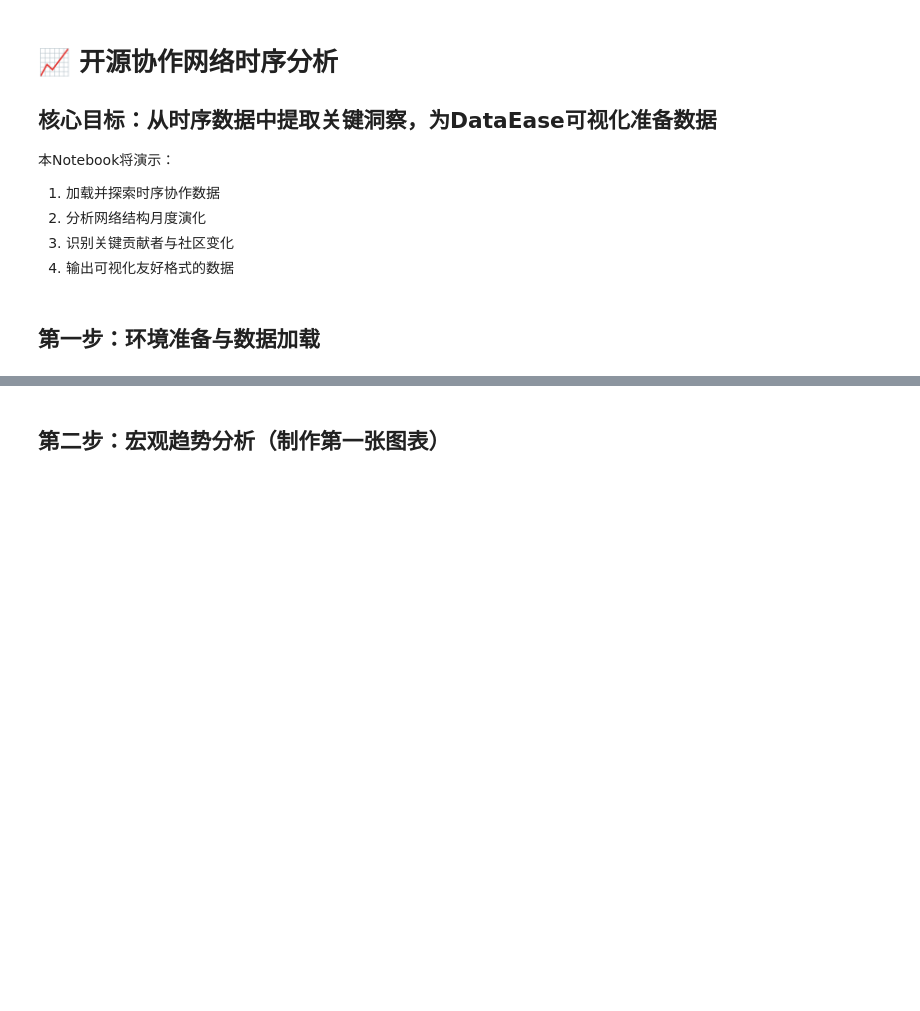
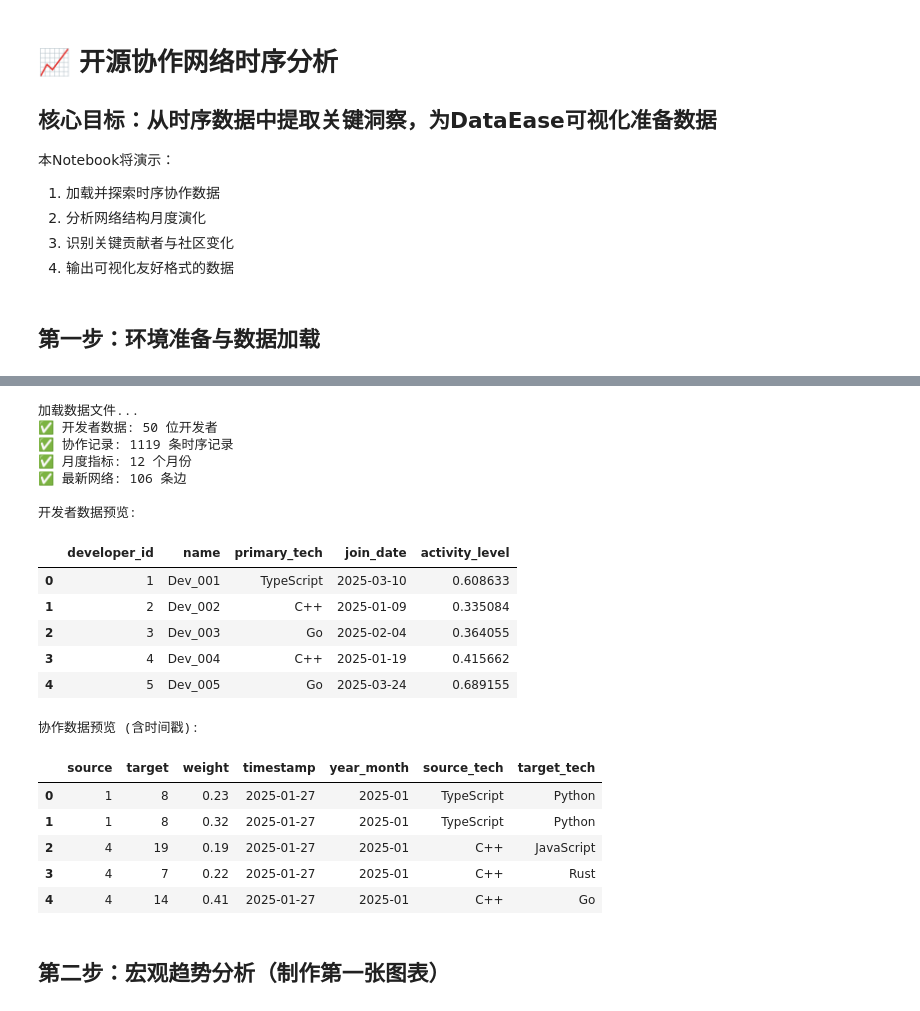
Before and after one commit to perrrseus/OpenSaga, a Jupyter notebook: examples/temporal_analysis.ipynb, the cells around one changed output, grey strips where cells are left out. Saved outputs shown, nothing was run; the diff lists cells and outputs as text; code cells hidden in the pictures; blank space fills up the shorter version.

```diff
--- a/examples/temporal_analysis.ipynb
+++ b/examples/temporal_analysis.ipynb
@@ -30,24 +38,43 @@ print("✅ 环境准备完成")
 # %%
-# 加载已经生成的数据
 print("加载数据文件...")
 
-developers_df = pd.read_csv('../data/developers.csv')
-collab_df = pd.read_csv('../data/collaborations_temporal.csv')
-monthly_df = pd.read_csv('../data/monthly_metrics.csv')
-latest_network_df = pd.read_csv('../data/latest_network.csv')
+developers_df = pd.read_csv('data/developers.csv')
+collab_df = pd.read_csv('data/collaborations_temporal.csv')
+monthly_df = pd.read_csv('data/monthly_metrics.csv')
+latest_network_df = pd.read_csv('data/latest_network.csv')
 
 print(f"✅ 开发者数据: {len(developers_df)} 位开发者")
 print(f"✅ 协作记录: {len(collab_df)} 条时序记录")
 print(f"✅ 月度指标: {len(monthly_df)} 个月份")
 print(f"✅ 最新网络: {len(latest_network_df)} 条边")
 
-# 显示数据预览
 print("\n开发者数据预览:")
 display(developers_df.head())
 
 print("\n协作数据预览 (含时间戳):")
 collab_df['timestamp'] = pd.to_datetime(collab_df['timestamp'])
 display(collab_df.head())
+# %% [output]
+加载数据文件...
+✅ 开发者数据: 50 位开发者
+✅ 协作记录: 1119 条时序记录
+✅ 月度指标: 12 个月份
+✅ 最新网络: 106 条边
+
+开发者数据预览:
+|  | developer_id | name | primary_tech | join_date | activity_level |
+| 0 | 1 | Dev_001 | TypeScript | 2025-03-10 | 0.608633 |
+| 1 | 2 | Dev_002 | C++ | 2025-01-09 | 0.335084 |
+| 2 | 3 | Dev_003 | Go | 2025-02-04 | 0.364055 |
+| 3 | 4 | Dev_004 | C++ | 2025-01-19 | 0.415662 |
+| 4 | 5 | Dev_005 | Go | 2025-03-24 | 0.689155 |
+协作数据预览 (含时间戳):
+|  | source | target | weight | timestamp | year_month | source_tech | target_tech |
+| 0 | 1 | 8 | 0.23 | 2025-01-27 | 2025-01 | TypeScript | Python |
+| 1 | 1 | 8 | 0.32 | 2025-01-27 | 2025-01 | TypeScript | Python |
+| 2 | 4 | 19 | 0.19 | 2025-01-27 | 2025-01 | C++ | JavaScript |
+| 3 | 4 | 7 | 0.22 | 2025-01-27 | 2025-01 | C++ | Rust |
+| 4 | 4 | 14 | 0.41 | 2025-01-27 | 2025-01 | C++ | Go |
 # %% [markdown]
 ## 第二步：宏观趋势分析（制作第一张图表）
 # %%
```
Also changed, not shown: parts of 17 cells of this notebook.
